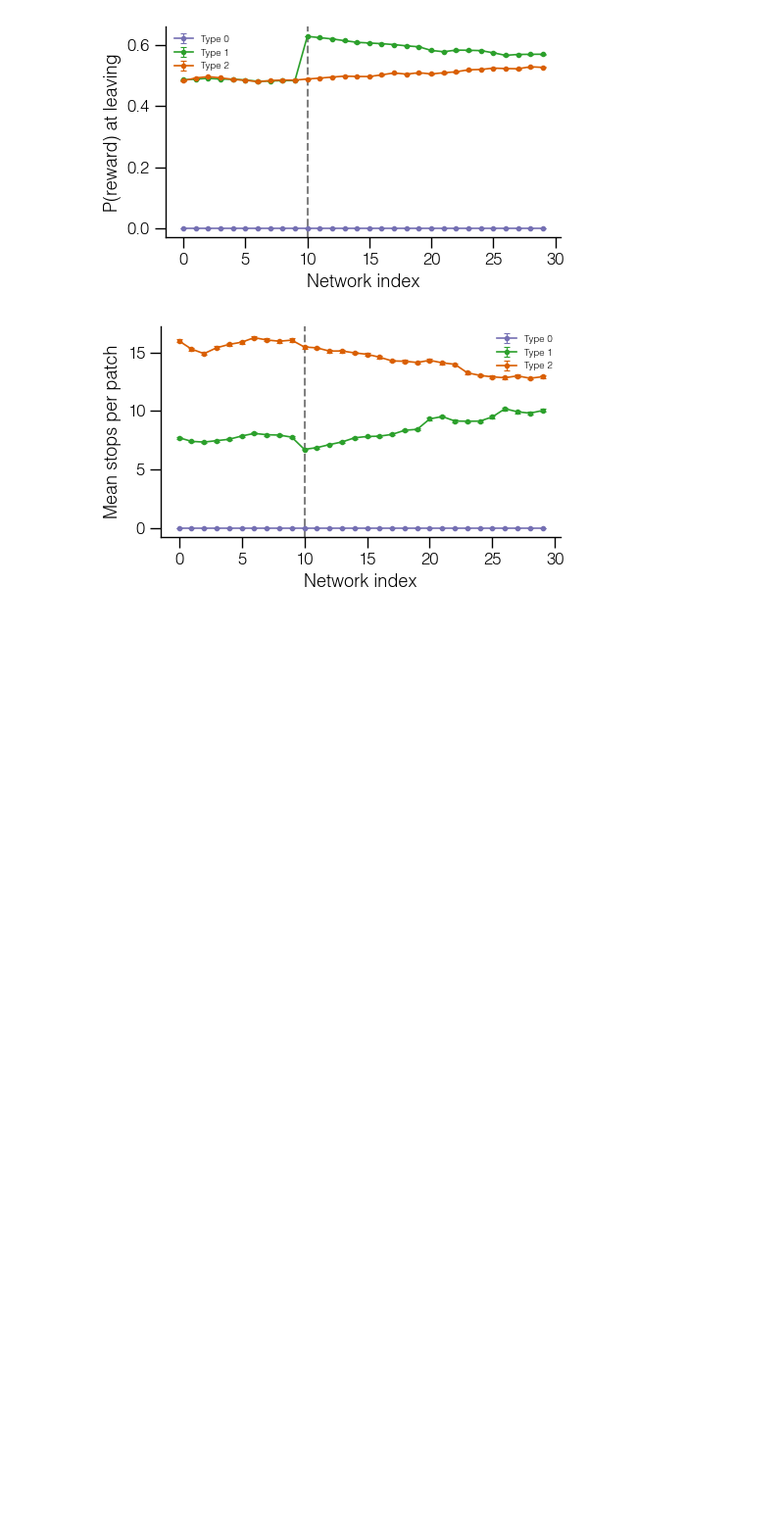
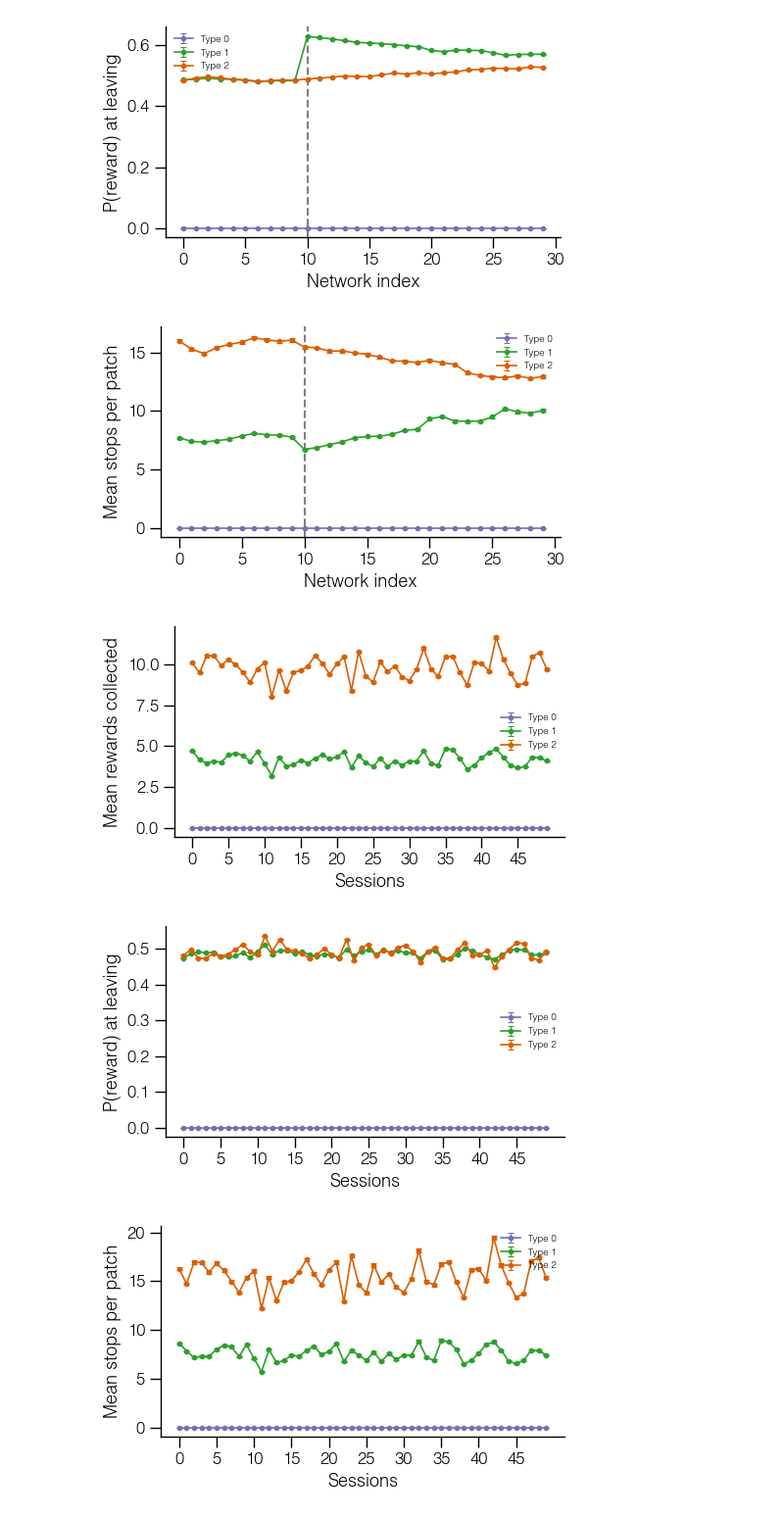
Before and after one commit to davidgbe/favorably_connected, a Jupyter notebook: code/notebooks/bulk_runs_jax/behavioral_gru_offset_curriculum_v2.ipynb, the cells around one changed output. Shown at 98% size. Cells and saved outputs as stored; diff of their text form; code cells hidden in the pictures; blank space fills up the shorter version.

```diff
--- a/code/notebooks/bulk_runs_jax/behavioral_gru_offset_curriculum_v2.ipynb
+++ b/code/notebooks/bulk_runs_jax/behavioral_gru_offset_curriculum_v2.ipynb
@@ -82,6 +86,10 @@ CURRICULUM_TRAINED_NETWORKS_LOW_BECOMES_HIGH_SLOW = find_trajectories(
 print(f'low_becomes_high_slow: {len(CURRICULUM_TRAINED_NETWORKS_LOW_BECOMES_HIGH_SLOW)} trajectories')
 # %% [output]
 low_becomes_high_slow: 30 trajectories
+# %%
+CURRICULUM_TRAINED_NETWORKS_V1_STABLE = find_trajectories(
+    '../../../results/fixed_exp_gru_initial_prob_offset_v1_no_change'
+)
 # %% [markdown]
 ## Behavioral traces
 # %%
@@ -174,3 +182,8 @@ Session data loaded
 Session summaries generated
 Session data loaded
 Session summaries generated
+# %%
+dfs_v1_stable = [
+    load_odor_site_df(x, nn_num=nn_num, brief=True)
+    for nn_num, x in enumerate(CURRICULUM_TRAINED_NETWORKS_V1_STABLE)
+]
@@ -310,0 +348,19 @@ for df in dfs:
+# %%
+fig1, ax1, fig2, ax2, fig3, ax3 = plot_patch_statistics_across_dfs(
+    dfs_v1_stable,
+    # xticks=np.arange(5) * 5,
+    # xticklabels=[f'{s}' for s in np.arange(500, 701, 50)],
+)
+for ax in [ax1, ax2, ax3]:
+    ax.set_xticks(np.arange(0, len(dfs_v1_stable), 5))
+    ax.set_xlabel('Sessions')
+plt.show(fig1)
+plt.close(fig1)
+plt.show(fig2)
+plt.close(fig2)
+plt.show(fig3)
+plt.close(fig3)
+# %% [output]
+[figure, added]
+[figure, added]
+[figure, added]
```
Also changed, not shown: parts of 5 cells of this notebook, 26 other files.
